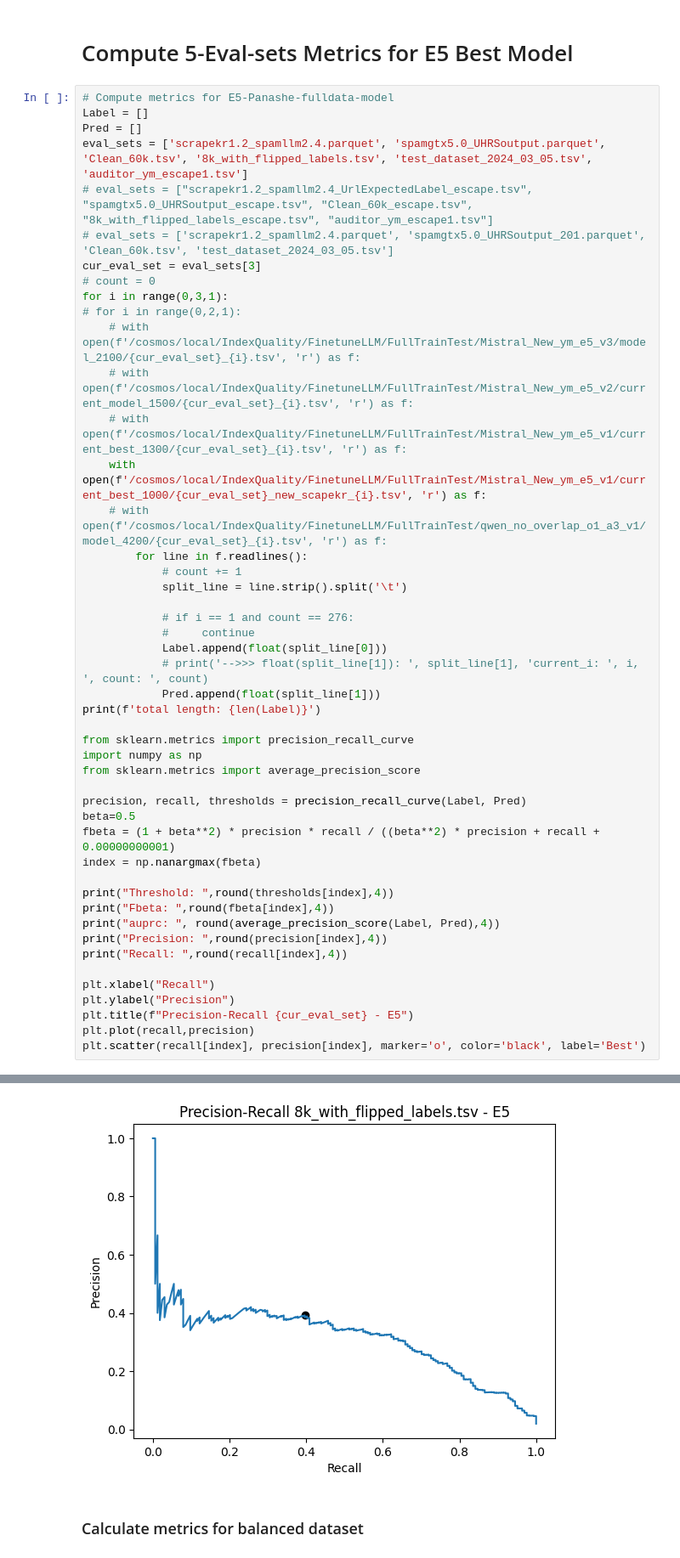
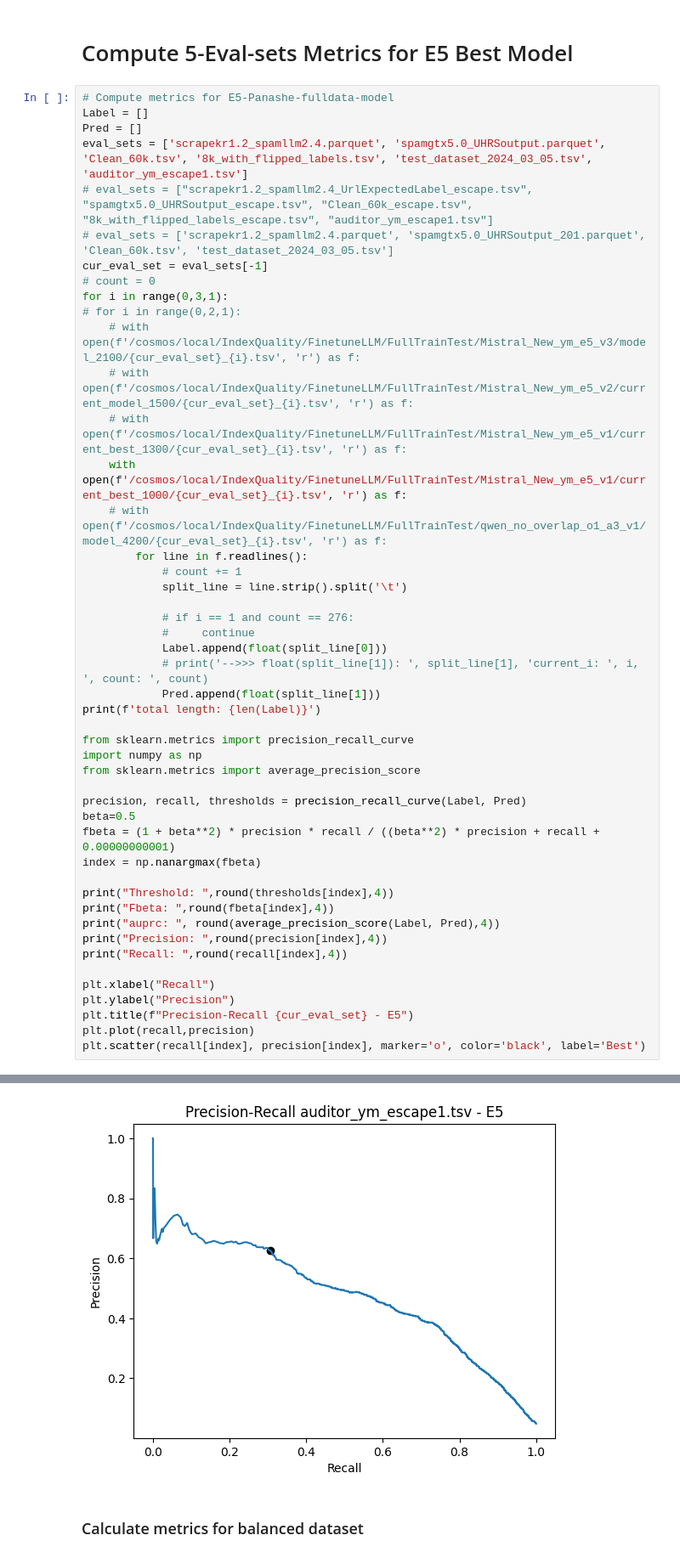
Before and after one commit to endy-see/GeneralCodeRepo, a Jupyter notebook: Project/Metrics.ipynb, the cells around one changed output, grey strips where cells are left out. Shown at 85% size. Saved outputs shown, nothing was run; the diff lists cells and outputs as text.

```diff
--- a/Project/Metrics.ipynb
+++ b/Project/Metrics.ipynb
@@ -414,14 +414,14 @@ Pred = []
 eval_sets = ['scrapekr1.2_spamllm2.4.parquet', 'spamgtx5.0_UHRSoutput.parquet', 'Clean_60k.tsv', '8k_with_flipped_labels.tsv', 'test_dataset_2024_03_05.tsv', 'auditor_ym_escape1.tsv']
 # eval_sets = ["scrapekr1.2_spamllm2.4_UrlExpectedLabel_escape.tsv", "spamgtx5.0_UHRSoutput_escape.tsv", "Clean_60k_escape.tsv", "8k_with_flipped_labels_escape.tsv", "auditor_ym_escape1.tsv"]
 # eval_sets = ['scrapekr1.2_spamllm2.4.parquet', 'spamgtx5.0_UHRSoutput_201.parquet', 'Clean_60k.tsv', 'test_dataset_2024_03_05.tsv']
-cur_eval_set = eval_sets[3]
+cur_eval_set = eval_sets[-1]
 # count = 0
 for i in range(0,3,1):
 # for i in range(0,2,1):
     # with open(f'/cosmos/local/IndexQuality/FinetuneLLM/FullTrainTest/Mistral_New_ym_e5_v3/model_2100/{cur_eval_set}_{i}.tsv', 'r') as f:
     # with open(f'/cosmos/local/IndexQuality/FinetuneLLM/FullTrainTest/Mistral_New_ym_e5_v2/current_model_1500/{cur_eval_set}_{i}.tsv', 'r') as f:
     # with open(f'/cosmos/local/IndexQuality/FinetuneLLM/FullTrainTest/Mistral_New_ym_e5_v1/current_best_1300/{cur_eval_set}_{i}.tsv', 'r') as f:
-    with open(f'/cosmos/local/IndexQuality/FinetuneLLM/FullTrainTest/Mistral_New_ym_e5_v1/current_best_1000/{cur_eval_set}_new_scapekr_{i}.tsv', 'r') as f:
+    with open(f'/cosmos/local/IndexQuality/FinetuneLLM/FullTrainTest/Mistral_New_ym_e5_v1/current_best_1000/{cur_eval_set}_{i}.tsv', 'r') as f:
     # with open(f'/cosmos/local/IndexQuality/FinetuneLLM/FullTrainTest/qwen_no_overlap_o1_a3_v1/model_4200/{cur_eval_set}_{i}.tsv', 'r') as f:
         for line in f.readlines():
             # count += 1
@@ -464,5 +464,5 @@ Recall:  0.3963
 <matplotlib.collections.PathCollection at 0x...>
-[figure, old version]
+[figure, new version]
 # %% [markdown]
 ### Calculate metrics for balanced dataset
 # %%
```
Also changed, not shown: parts of 1 cell of this notebook.
